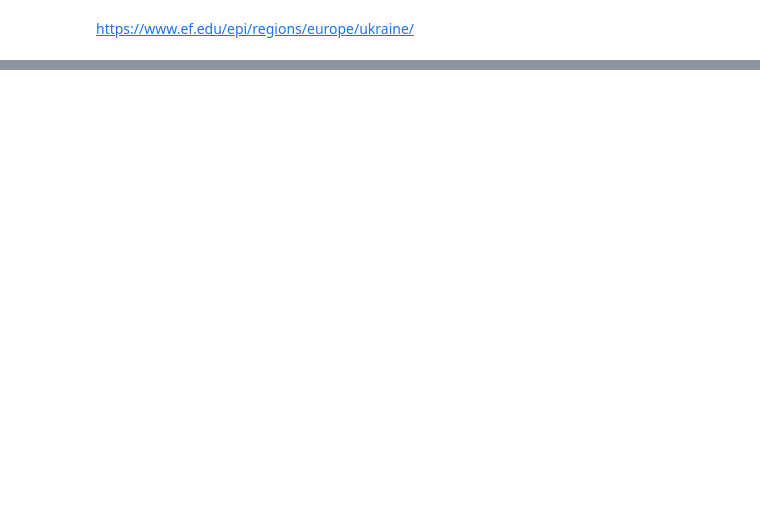
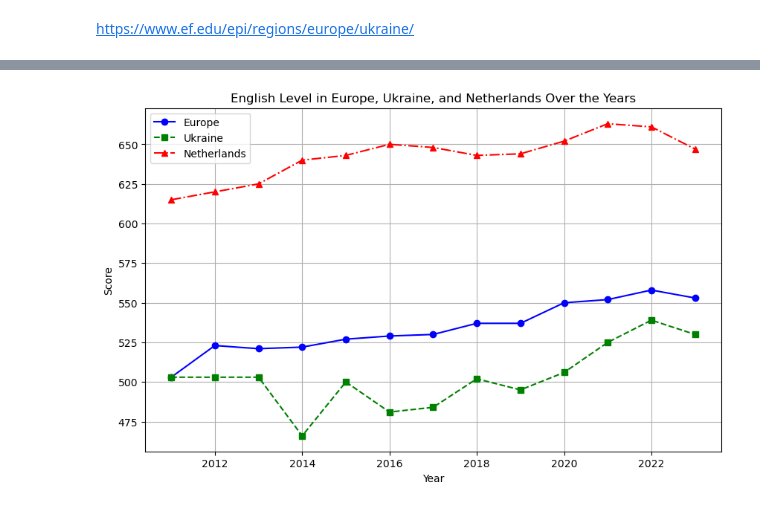
Before and after one commit to kucheriavii/udemy_data_analyst, a Jupyter notebook: Using application software for business correspondence in English.ipynb, the cells around one changed output, grey strips where cells are left out. Saved outputs shown, nothing was run; the diff lists cells and outputs as text; code cells hidden in the pictures; blank space fills up the shorter version.

```diff
--- a/Using application software for business correspondence in English.ipynb
+++ b/Using application software for business correspondence in English.ipynb
@@ -19,0 +19,14 @@ data
+# %%
+# english kowlege
+engl_lvl = pd.DataFrame({"year":[2011,2012,2013,2014,2015,2016,2017,2018,2019,2020,2021,2022,2023],
+                                'europe':[503,523,521,522,527,529,530,537,537,550,552,558,553],
+                                'ukraine':[503,503,503,466,500,481,484,502,495,506,525,539,530],
+                                'netherlands':[615,620,625,640,643,650,648,643,644,652,663,661,647]})
+# %%
+engl_lvl['europe_growth'] = engl_lvl['europe'].pct_change() * 100
+engl_lvl['ukraine_growth'] = engl_lvl['ukraine'].pct_change() * 100
+engl_lvl['netherlands_growth'] = engl_lvl['netherlands'].pct_change() * 100
+engl_lvl = engl_lvl.fillna(engl_lvl['europe_growth'].mean())
+engl_lvl = engl_lvl.replace([float('inf'), float('-inf')], 0)
+engl_lvl = engl_lvl.replace(0, np.round(engl_lvl['ukraine'].mean(),0))
+engl_lvl
@@ -19,0 +48,26 @@ data
+# %%
+import matplotlib.pyplot as plt
+
+# Створюємо графік
+plt.figure(figsize=(10, 6))  # Встановлюємо розмір графіка
+
+# Малюємо лінії для кожної країни
+plt.plot(engl_lvl['year'], engl_lvl['europe'], marker='o', linestyle='-', label='Europe', color='blue')
+plt.plot(engl_lvl['year'], engl_lvl['ukraine'], marker='s', linestyle='--', label='Ukraine', color='green')
+plt.plot(engl_lvl['year'], engl_lvl['netherlands'], marker='^', linestyle='-.', label='Netherlands', color='red')
+
+# Додаємо підписи осей та заголовок
+plt.xlabel('Year')
+plt.ylabel('Score')
+plt.title('English Level in Europe, Ukraine, and Netherlands Over the Years')
+
+# Додаємо сітку
+plt.grid(True)
+
+# Додаємо легенду
+plt.legend()
+
+# Відображаємо графік
+plt.show()
+# %% [output]
+[figure, added]
```
Also changed, not shown: parts of 5 cells of this notebook.
